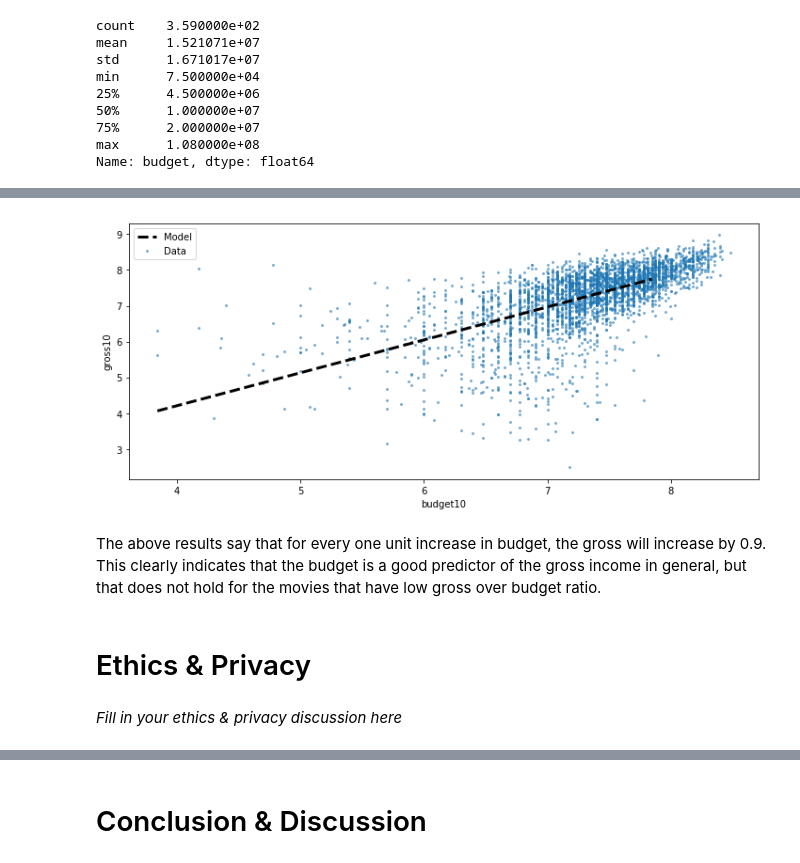
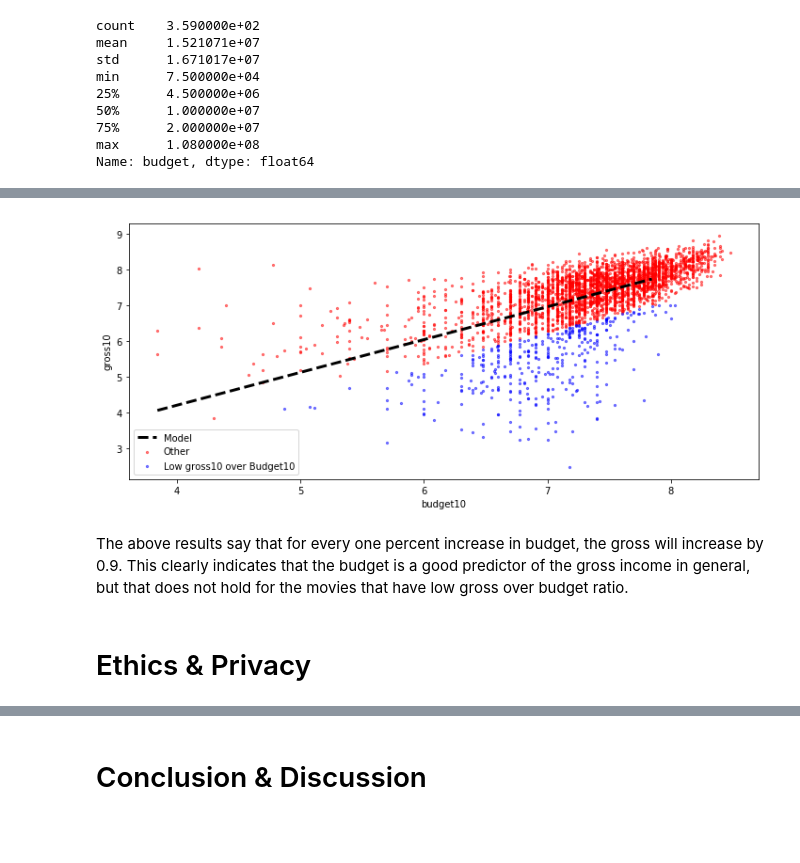
Before and after one commit to Dragon-Abyss/Cogs-Final, a Jupyter notebook: final-108.ipynb, the cells around one changed output, grey strips where cells are left out. Saved outputs shown, nothing was run; the diff lists cells and outputs as text; code cells hidden in the pictures; blank space fills up the shorter version.

```diff
--- a/final-108.ipynb
+++ b/final-108.ipynb
@@ -254,4 +266,4 @@ df['gross10/budget10'] = df['gross10'] / df['budget10']
 meanMinusStd = df['gross10/budget10'].mean() - df['gross10/budget10'].std()
 meanPlusStd = df['gross10/budget10'].mean() + df['gross10/budget10'].std()
 lowGross10OverBudget10 = df[df['gross10/budget10'] < meanMinusStd]
-highGross10OverBudget10 = df[df['gross10/budget10'] > meanPlusStd]
+other = df[df['gross10/budget10'] >= meanMinusStd]
@@ -464,22 +487,21 @@ Warnings:
 # %%
 f = plt.figure(figsize=(12, 5))
 ax = f.add_subplot(1, 1, 1)
-# Plot the orginal data (as before)
-plt.scatter(df['budget10'], df['gross10'], alpha=0.5, label='Data', s=4);
+plt.scatter(other['budget10'], other['gross10'], alpha=0.5,color='red', label='Other', s=5)
+plt.scatter(lowGross10OverBudget10['budget10'], lowGross10OverBudget10['gross10'],
+            alpha=0.5, label='Low gross10 over Budget10',color='blue', s=5);
 
 # Generate and plot the model fit line
 xs = np.arange(df['budget10'].min(), df['budget10'].max())
 ys =  0.9196  * xs + 0.5294
-plt.plot(xs, ys, '--k', linewidth=3, label='Model')
+plt.plot(xs, ys, '--k', linewidth=3,color ='black', label='Model')
 
 plt.xlabel('budget10')
 plt.ylabel('gross10')
 plt.legend();
 # %% [output]
-[figure, old version]
+[figure, new version]
 # %% [markdown]
-The above results say that for every one unit increase in budget, the gross will increase by 0.9. This clearly indicates that the budget is a good predictor of the gross income in general, but that does not hold for the movies that have low gross over budget ratio.
+The above results say that for every one percent increase in budget, the gross will increase by 0.9. This clearly indicates that the budget is a good predictor of the gross income in general, but that does not hold for the movies that have low gross over budget ratio.
 # %% [markdown]
 # Ethics & Privacy
-# %% [markdown]
-*Fill in your ethics & privacy discussion here*
```
Also changed, not shown: parts of 27 cells of this notebook.
